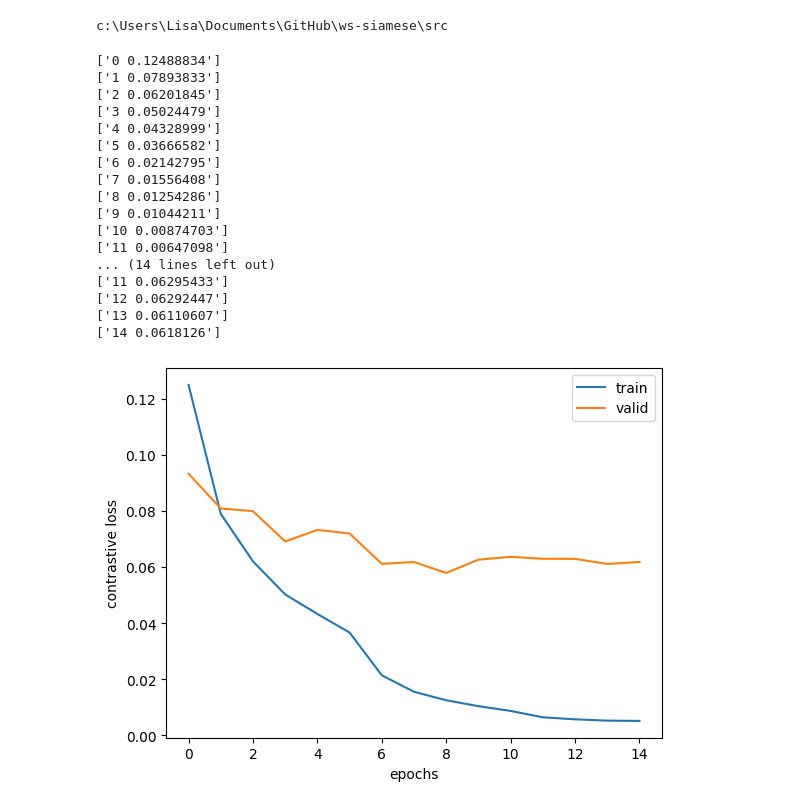
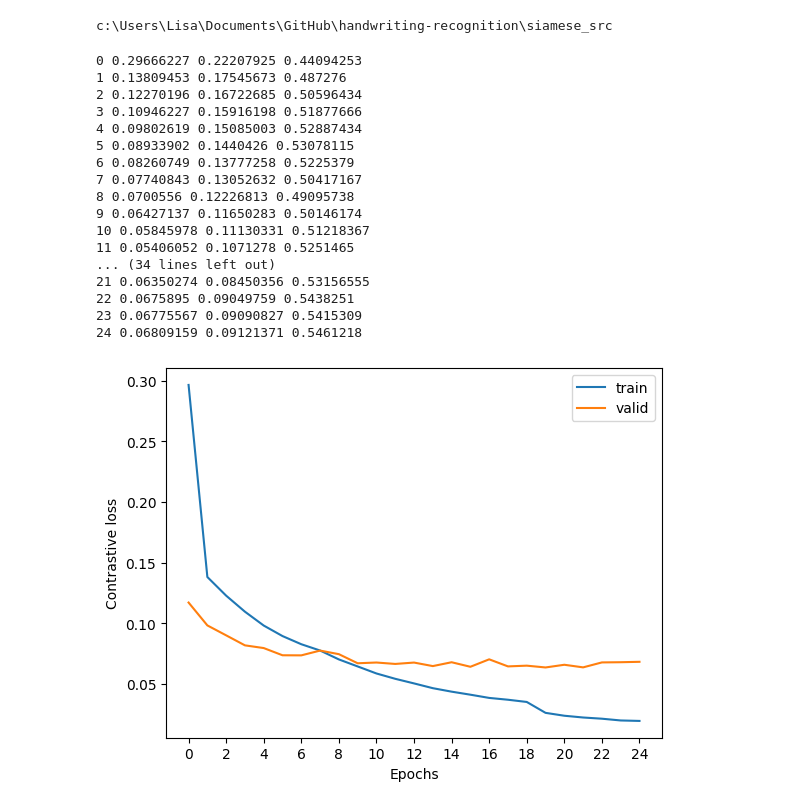
Before and after one commit to Lisa-dk/self-supervised-htr, a Jupyter notebook: siamese_src/plot_loss.ipynb, the cells around one changed output. Saved outputs shown, nothing was run; the diff lists cells and outputs as text; code cells hidden in the pictures.

```diff
--- a/siamese_src/plot_loss.ipynb
+++ b/siamese_src/plot_loss.ipynb
@@ -5,54 +5,60 @@ import matplotlib.pyplot as plt
 # %%
 # train = "./src/results/log_train_16_23-02-2024_10-15-39.csv"
 # valid = "./rc/results/log_valid_16_23-02-2024_10-15-39"
-train = "./saved_losses/all_data/results/-resnet34-RMS/log_train_16_10-04-2024_18-34-09.csv"
-eval = "./saved_losses/all_data/results/-resnet34-RMS/log_valid_16_10-04-2024_18-34-09.csv"
+train = "./saved_losses/all_data/results/-resnet34-RMS/log_train_16_22-05-2024_12-19-32.csv"
+eval = "./saved_losses/all_data/results/-resnet34-RMS/log_valid_16_22-05-2024_12-19-32.csv"
 print(os.getcwd())
 # %% [output]
-c:\Users\Lisa\Documents\GitHub\ws-siamese\src
+c:\Users\Lisa\Documents\GitHub\handwriting-recognition\siamese_src
 # %%
 def read_eval_losses(eval_path):
     epochs = []
     losses = []
+    pos_dists = []
+    neg_dists = []
+
     with open(eval_path) as eval_f:
         reader = csv.reader(eval_f, delimiter=',')
         idx = 0
         for line in reader:
-            print(line)
+            print(line[0])
             idx += 1
-            epoch, loss = line[0].split(" ")
+            epoch, loss, pos_dist, neg_dist, _ = line[0].split(" ")
             epochs.append(epoch)
             losses.append(loss)
+            pos_dists.append(pos_dist)
+            neg_dists.append(neg_dist)
 
-    return np.array(epochs, dtype=np.int16), np.array(losses, dtype=np.float32)
+    return np.array(epochs, dtype=np.int16), np.array(losses, dtype=np.float32), np.array(pos_dists, dtype=np.float32), np.array(neg_dists, dtype=np.float32)
 
-epochs, train_losses = read_eval_losses(train)
-epochs, valid_losses = read_eval_losses(eval)
+epochs, train_losses, train_pos, train_neg = read_eval_losses(train)
+epochs, valid_losses, valid_pos, valid_neg = read_eval_losses(eval)
 # %% [output]
-['0 0.12488834']
-['1 0.07893833']
-['2 0.06201845']
-['3 0.05024479']
-['4 0.04328999']
-['5 0.03666582']
-['6 0.02142795']
-['7 0.01556408']
-['8 0.01254286']
-['9 0.01044211']
-['10 0.00874703']
-['11 0.00647098']
-... (14 lines left out)
-['11 0.06295433']
-['12 0.06292447']
-['13 0.06110607']
-['14 0.0618126']
+0 0.29666227 0.22207925 0.44094253
+1 0.13809453 0.17545673 0.487276
+2 0.12270196 0.16722685 0.50596434
+3 0.10946227 0.15916198 0.51877666
+4 0.09802619 0.15085003 0.52887434
+5 0.08933902 0.1440426 0.53078115
+6 0.08260749 0.13777258 0.5225379
+7 0.07740843 0.13052632 0.50417167
+8 0.0700556 0.12226813 0.49095738
+9 0.06427137 0.11650283 0.50146174
+10 0.05845978 0.11130331 0.51218367
+11 0.05406052 0.1071278 0.5251465
+... (34 lines left out)
+21 0.06350274 0.08450356 0.53156555
+22 0.0675895 0.09049759 0.5438251
+23 0.06775567 0.09090827 0.5415309
+24 0.06809159 0.09121371 0.5461218
 # %%
 plt.plot(epochs, train_losses, label="train")
 plt.plot(epochs, valid_losses, label="valid")
-plt.xlabel("epochs")
-plt.ylabel("contrastive loss")
+plt.xlabel("Epochs")
+plt.ylabel("Contrastive loss")
+plt.xticks(np.arange(0, 26, step=2))
 plt.legend()
-plt.savefig( "./saved_losses/resnet34-losses.png", dpi=300, bbox_inches="tight")
+plt.savefig( "./saved_losses/all_data/results/-resnet34-RMS/resnet34-losses.png", dpi=300, bbox_inches="tight")
 plt.show()
 # %% [output]
-[figure, old version]
+[figure, new version]
```
Also changed, not shown: parts of 2 cells of this notebook, 7 other files.
